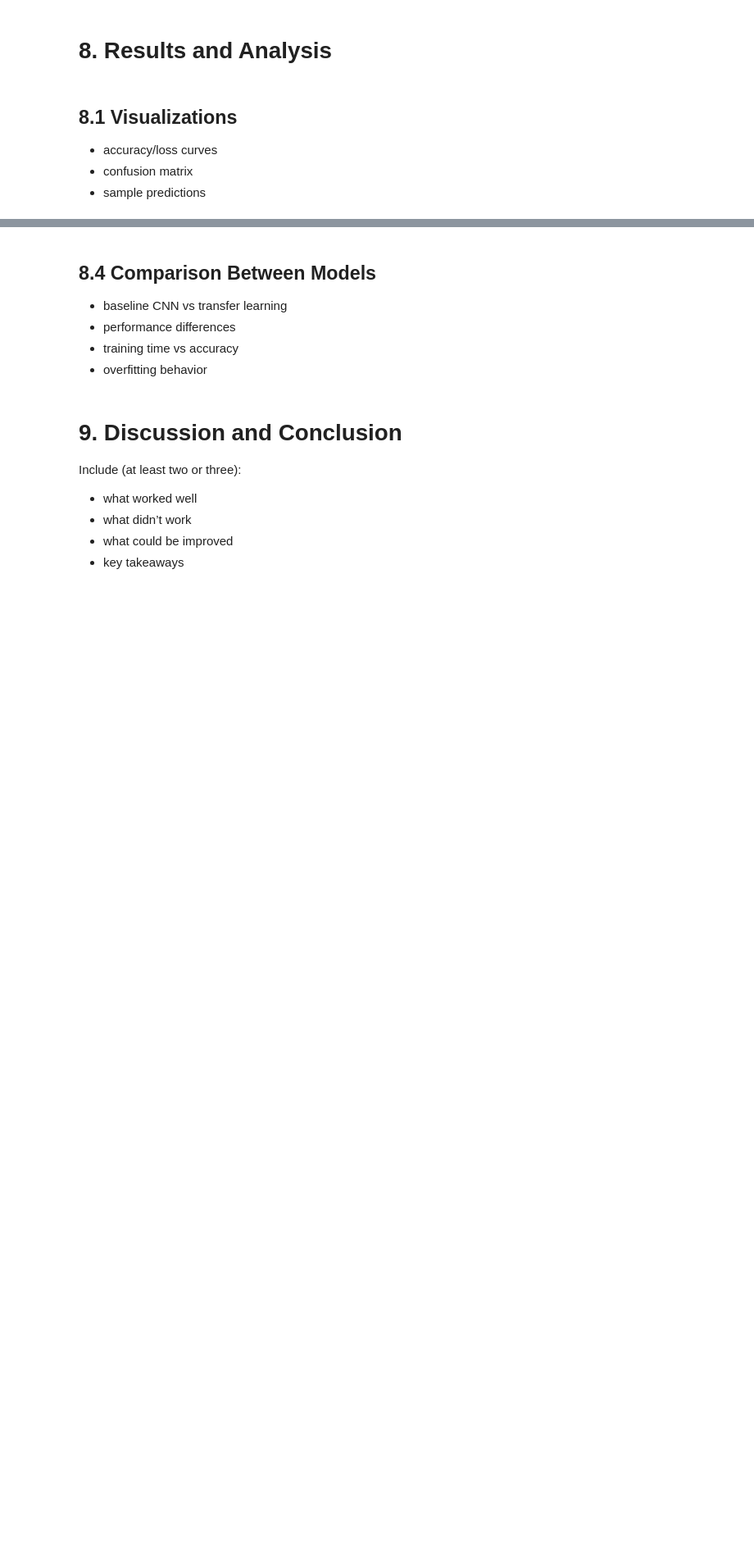
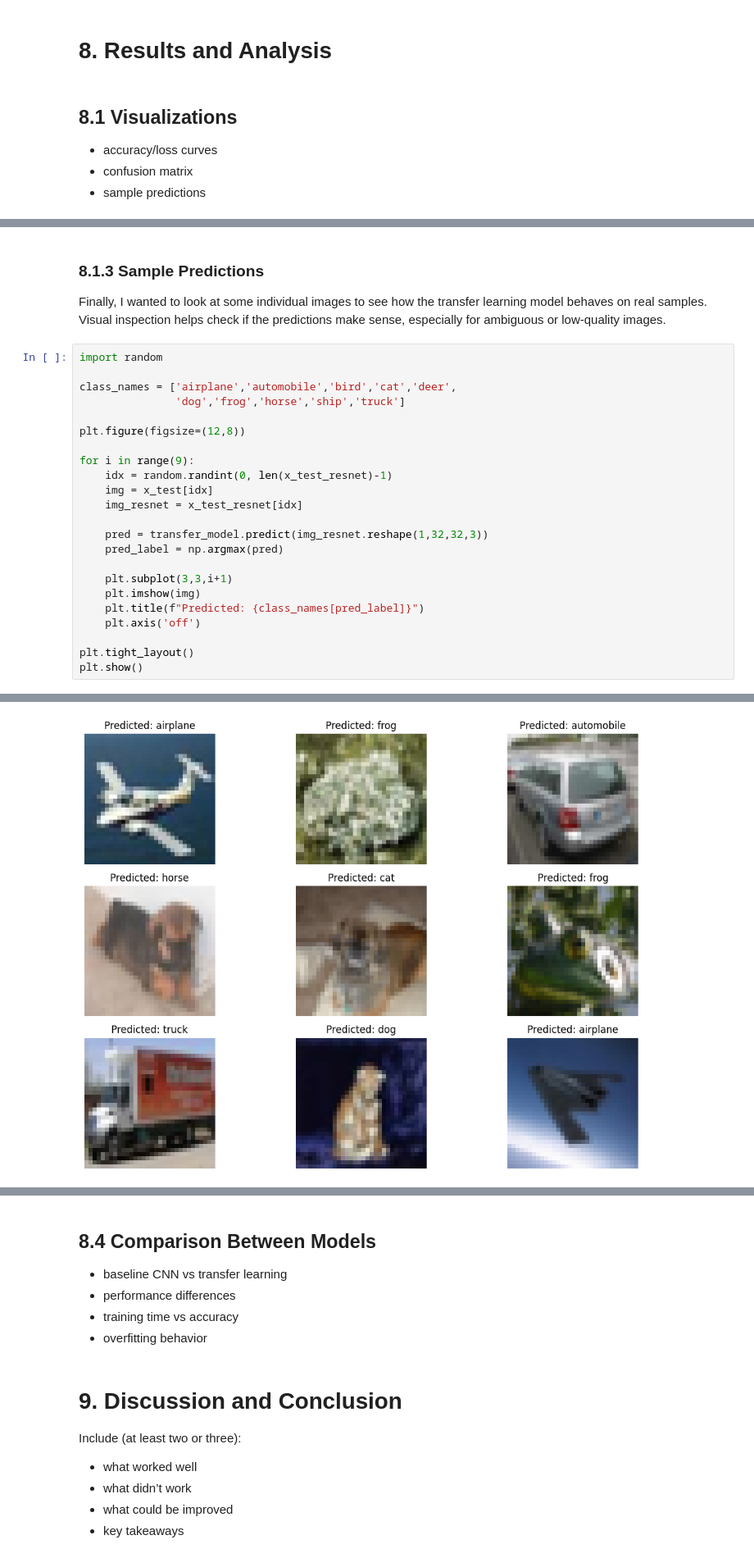
Before and after one commit to DarkSoulsV/CSCA-5632---Final-Project, a Jupyter notebook: CIFAR10_Image_Classification_CNN_TransferLearning.ipynb, the cells around one changed output, grey strips where cells are left out. Shown at 82% size. Cells and saved outputs as stored; diff of their text form; blank space fills up the shorter version.

```diff
--- a/CIFAR10_Image_Classification_CNN_TransferLearning.ipynb
+++ b/CIFAR10_Image_Classification_CNN_TransferLearning.ipynb
@@ -506,0 +562,28 @@ For comparing the two models, I wanted to keep things simple and fair. Since the
+# %% [markdown]
+### 8.1.3 Sample Predictions
+
+Finally, I wanted to look at some individual images to see how the transfer learning model behaves on real samples. Visual inspection helps check if the predictions make sense, especially for ambiguous or low-quality images.
+# %%
+import random
+
+class_names = ['airplane','automobile','bird','cat','deer',
+               'dog','frog','horse','ship','truck']
+
+plt.figure(figsize=(12,8))
+
+for i in range(9):
+    idx = random.randint(0, len(x_test_resnet)-1)
+    img = x_test[idx]
+    img_resnet = x_test_resnet[idx]
+
+    pred = transfer_model.predict(img_resnet.reshape(1,32,32,3))
+    pred_label = np.argmax(pred)
+
+    plt.subplot(3,3,i+1)
+    plt.imshow(img)
+    plt.title(f"Predicted: {class_names[pred_label]}")
+    plt.axis('off')
+
+plt.tight_layout()
+plt.show()
+# %% [output]
@@ -506,0 +599 @@ For comparing the two models, I wanted to keep things simple and fair. Since the
+[figure, added]
```
Also changed, not shown: parts of 23 cells of this notebook.
